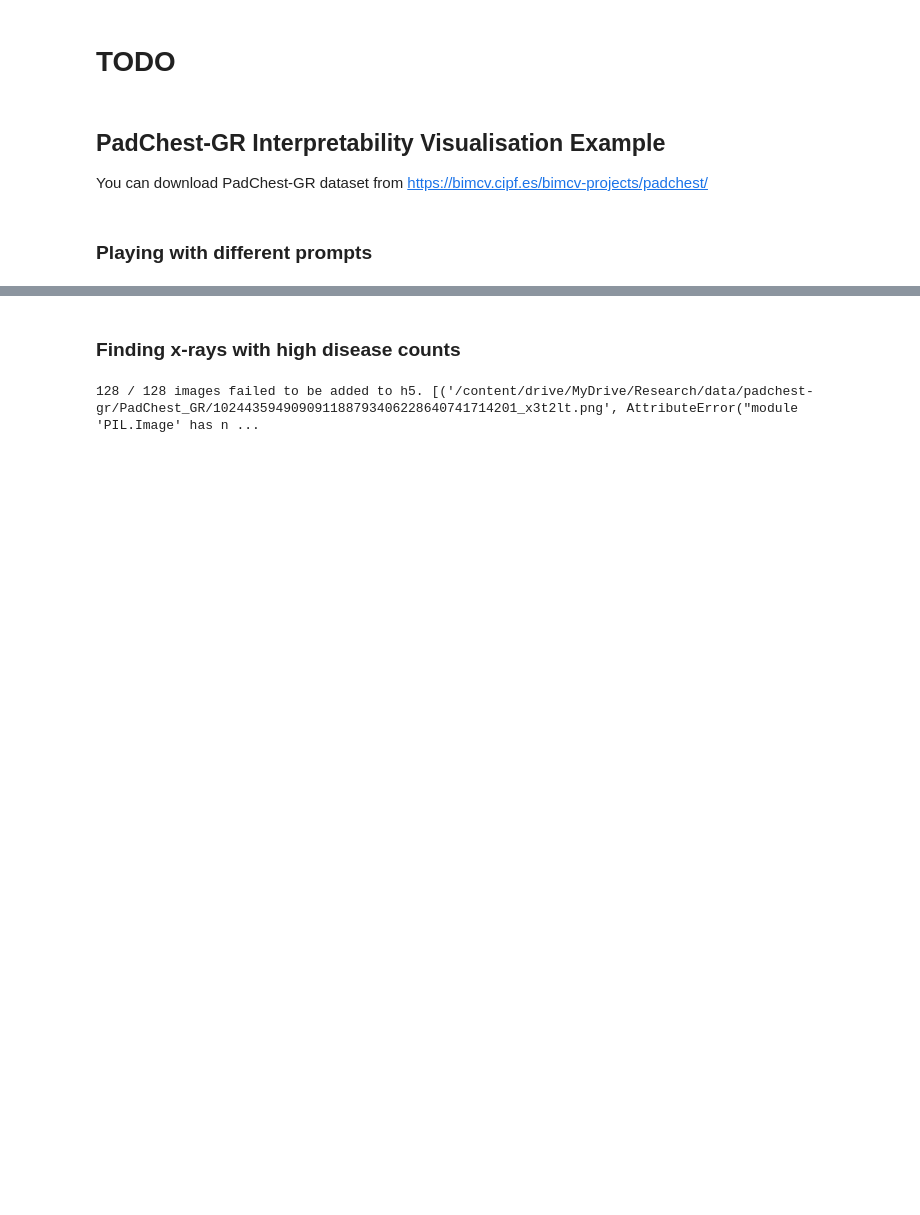
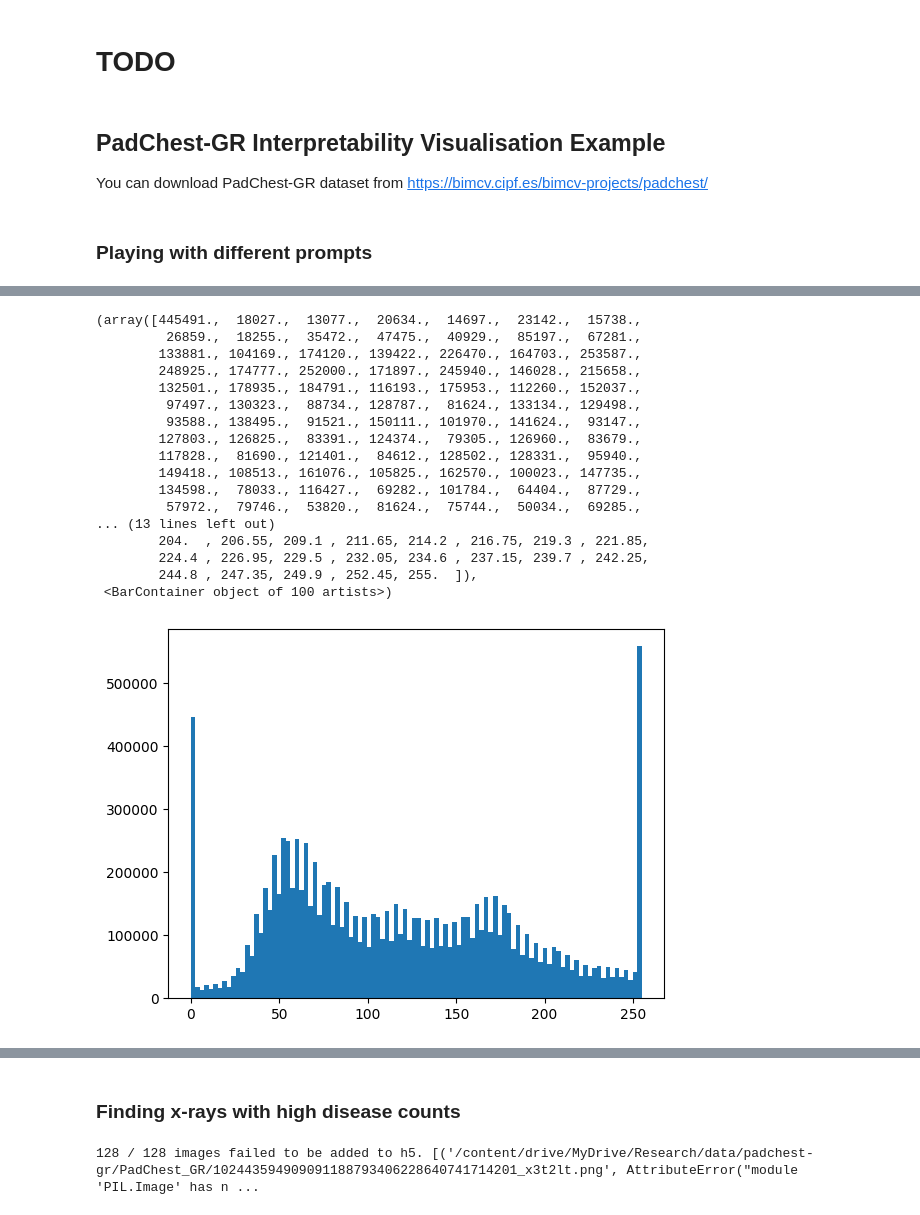
Before and after one commit to homiecal/dap-playground, a Jupyter notebook: multiple-disease-impact-on-interpretability-VLM.ipynb, the cells around one changed output, grey strips where cells are left out. Saved outputs shown, nothing was run; the diff lists cells and outputs as text; code cells hidden in the pictures; blank space fills up the shorter version.

```diff
--- a/multiple-disease-impact-on-interpretability-VLM.ipynb
+++ b/multiple-disease-impact-on-interpretability-VLM.ipynb
@@ -393 +412,16 @@ image_id = "102833253821298909312539570021866142803_qfbvu7.png"
 img_path = f"/content/drive/MyDrive/Research/data/padchest-gr/PadChest_GR/{image_id}"
+# %%
+# Read in with OpenCV
+img = cv2.imread(str(img_path))
+# %%
+def preprocess(img, desired_size=320):
+    old_size = img.size
+    ratio = float(desired_size)/max(old_size)
+    new_size = tuple([int(x*ratio) for x in old_size])
+    img = img.resize(new_size, Image.ANTIALIAS)
+    # create a new image and paste the resized on it
+
+    new_img = Image.new('RGB', (desired_size, desired_size))
+    new_img.paste(img, ((desired_size-new_size[0])//2,
+                        (desired_size-new_size[1])//2))
+    return new_img
@@ -393,0 +501,21 @@ img_path = f"/content/drive/MyDrive/Research/data/padchest-gr/PadChest_GR/{image
+# %%
+plt.hist(img.flatten(),bins=100)
+# %% [output]
+(array([445491.,  18027.,  13077.,  20634.,  14697.,  23142.,  15738.,
+         26859.,  18255.,  35472.,  47475.,  40929.,  85197.,  67281.,
+        133881., 104169., 174120., 139422., 226470., 164703., 253587.,
+        248925., 174777., 252000., 171897., 245940., 146028., 215658.,
+        132501., 178935., 184791., 116193., 175953., 112260., 152037.,
+         97497., 130323.,  88734., 128787.,  81624., 133134., 129498.,
+         93588., 138495.,  91521., 150111., 101970., 141624.,  93147.,
+        127803., 126825.,  83391., 124374.,  79305., 126960.,  83679.,
+        117828.,  81690., 121401.,  84612., 128502., 128331.,  95940.,
+        149418., 108513., 161076., 105825., 162570., 100023., 147735.,
+        134598.,  78033., 116427.,  69282., 101784.,  64404.,  87729.,
+         57972.,  79746.,  53820.,  81624.,  75744.,  50034.,  69285.,
+... (13 lines left out)
+        204.  , 206.55, 209.1 , 211.65, 214.2 , 216.75, 219.3 , 221.85,
+        224.4 , 226.95, 229.5 , 232.05, 234.6 , 237.15, 239.7 , 242.25,
+        244.8 , 247.35, 249.9 , 252.45, 255.  ]),
+ <BarContainer object of 100 artists>)
+[figure, added]
```
Also changed, not shown: parts of 41 cells of this notebook.
